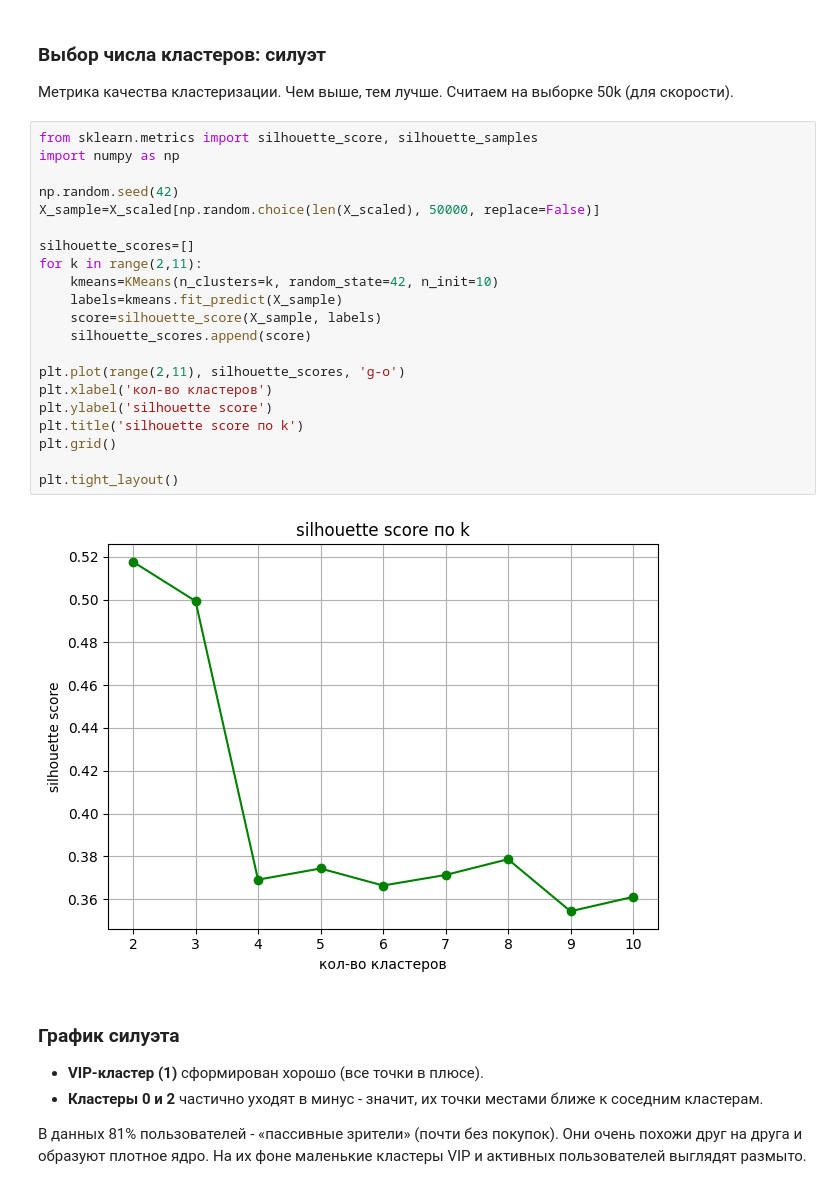
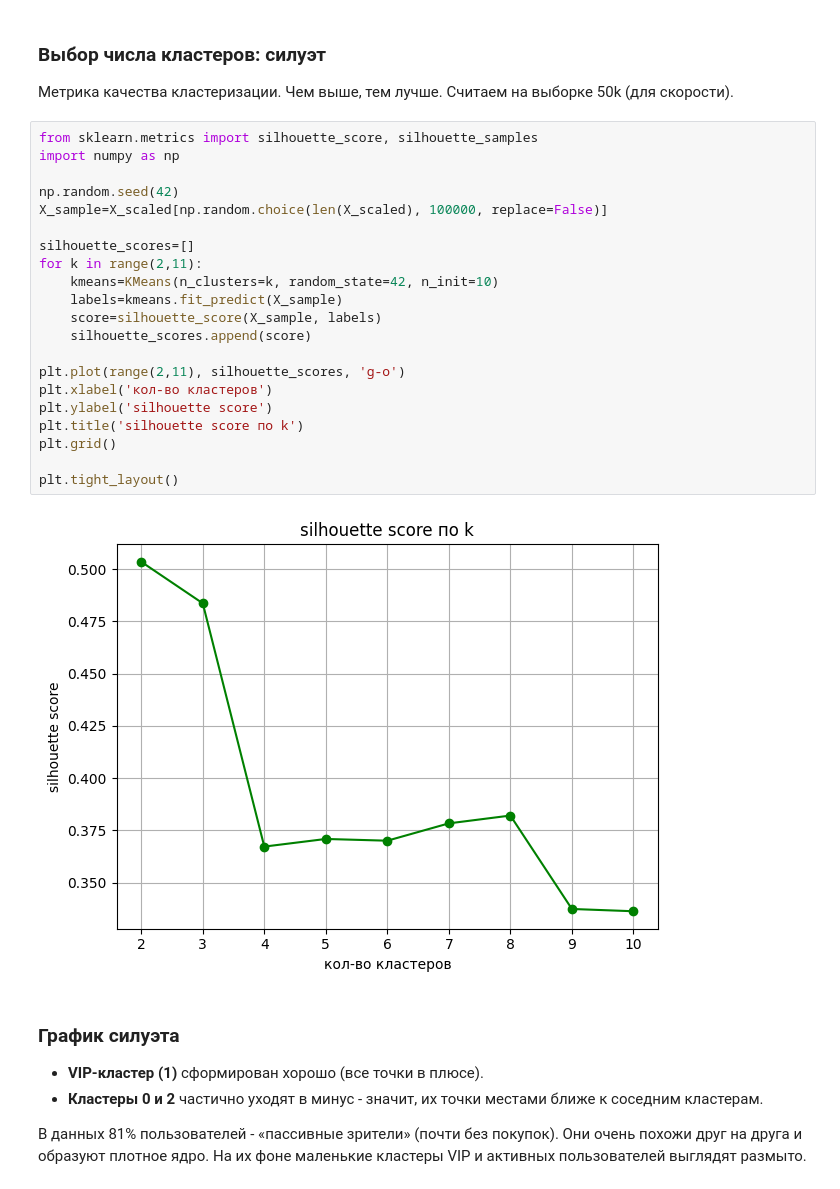
Before and after one commit to 070705gavrilovaanna/ecommerce_user_clustering_analysis, a Jupyter notebook: ecommerce-user-clustering-analysis.ipynb, the cells around one changed output. Saved outputs shown, nothing was run; the diff lists cells and outputs as text.

```diff
--- a/ecommerce-user-clustering-analysis.ipynb
+++ b/ecommerce-user-clustering-analysis.ipynb
@@ -191,26 +191,26 @@ plt.tight_layout()
 # %%
 from sklearn.metrics import silhouette_score, silhouette_samples
 import numpy as np
 
 np.random.seed(42)
-X_sample=X_scaled[np.random.choice(len(X_scaled), 50000, replace=False)]
+X_sample=X_scaled[np.random.choice(len(X_scaled), 100000, replace=False)]
 
 silhouette_scores=[]
 for k in range(2,11):
     kmeans=KMeans(n_clusters=k, random_state=42, n_init=10)
     labels=kmeans.fit_predict(X_sample)
     score=silhouette_score(X_sample, labels)
     silhouette_scores.append(score)
 
 plt.plot(range(2,11), silhouette_scores, 'g-o')
 plt.xlabel('кол-во кластеров')
 plt.ylabel('silhouette score')
 plt.title('silhouette score по k')
 plt.grid()
 
 plt.tight_layout()
 # %% [output]
-[figure, old version]
+[figure, new version]
 # %% [markdown]
 ### График силуэта
 
```
Also changed, not shown: parts of 1 cell of this notebook.
